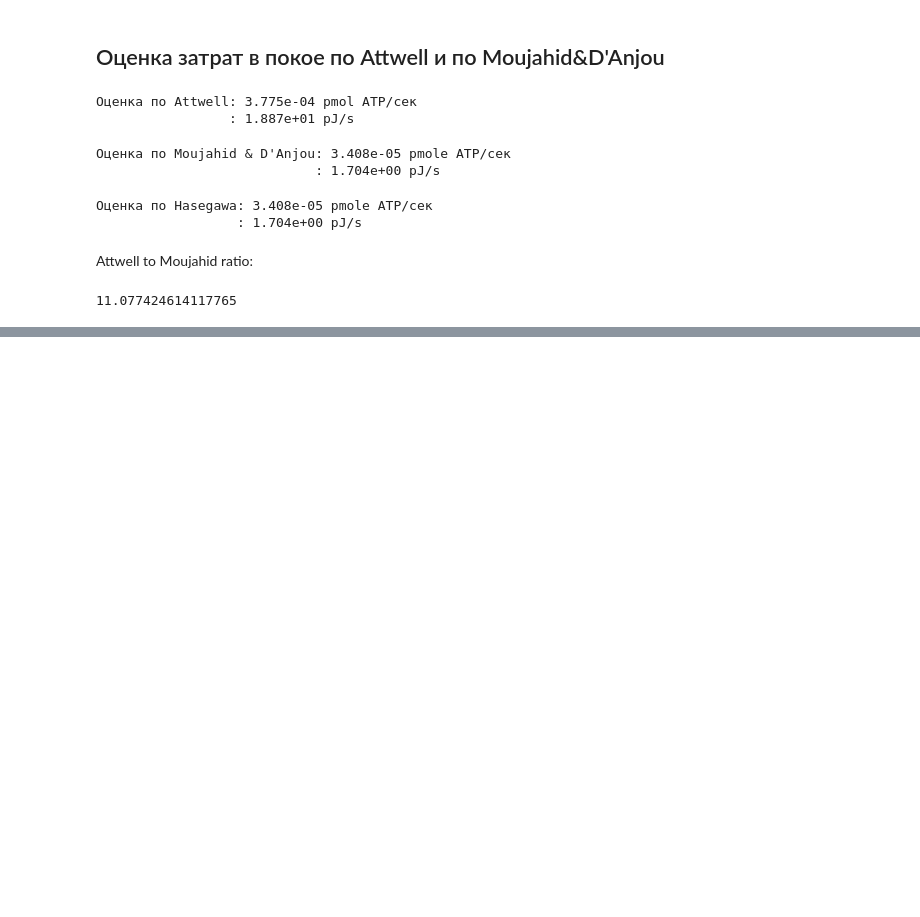
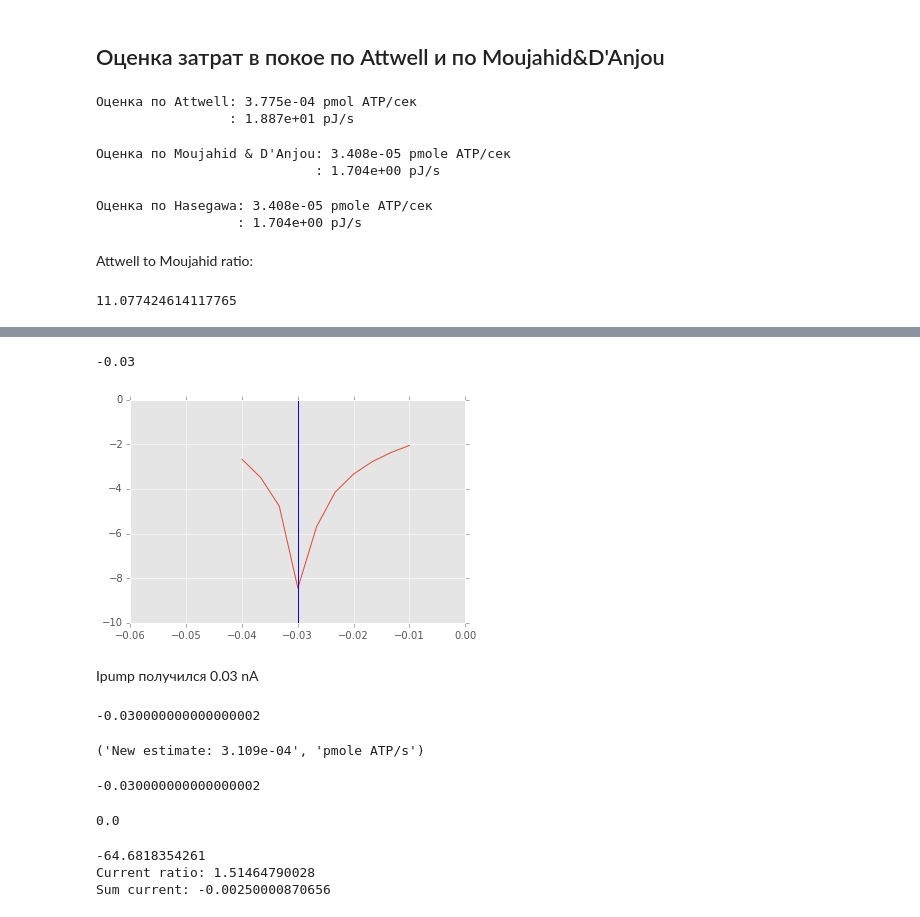
Before and after one commit to abrazhe/OC2, a Jupyter notebook: RM03-modfiles/EnergyCalc-1.ipynb, the cells around one changed output, grey strips where cells are left out. Saved outputs shown, nothing was run; the diff lists cells and outputs as text; code cells hidden in the pictures; blank space fills up the shorter version.

```diff
--- a/RM03-modfiles/EnergyCalc-1.ipynb
+++ b/RM03-modfiles/EnergyCalc-1.ipynb
@@ -228,0 +306,47 @@ seg.ina
+# %%
+cr = -array(cur_ratio)
+score = (cr-1.5)**2
+plot(amps, log(score))
+axvline(amps[argmin(score)])
+ylim(-10,0)
+xlim(-0.06, 0)
+print amps[argmin(score)]
+# %% [output]
+-0.03
+[figure, added]
+# %% [markdown]
+Ipump получился 0.03 nA
+# %%
+ip = amps[argmin(score)]
+ip
+# %% [output]
+-0.030000000000000002
+# %%
+'New estimate: %.3e'%((-ip/F)*1e3), 'pmole ATP/s'
+# %% [output]
+('New estimate: 3.109e-04', 'pmole ATP/s')
+# %%
+ip
+# %% [output]
+-0.030000000000000002
+# %%
+istim.amp = ip
+h.v_init=-60
+h.tstop=10000
+h.dt = 0.025
+
+
+h.run()
+# %% [output]
+0.0
+# %%
+print seg.v
+
+inah, ikh = split_ih(seg)
+
+print 'Current ratio:', -(inah + bushy.ina) / (ikh + bushy.ik)
+print 'Sum current:', (inah + bushy.ina) + (ikh+bushy.ik)
+# %% [output]
+-64.6818354261
+Current ratio: 1.51464790028
+Sum current: -0.00250000870656
```
Also changed, not shown: parts of 21 cells of this notebook.
